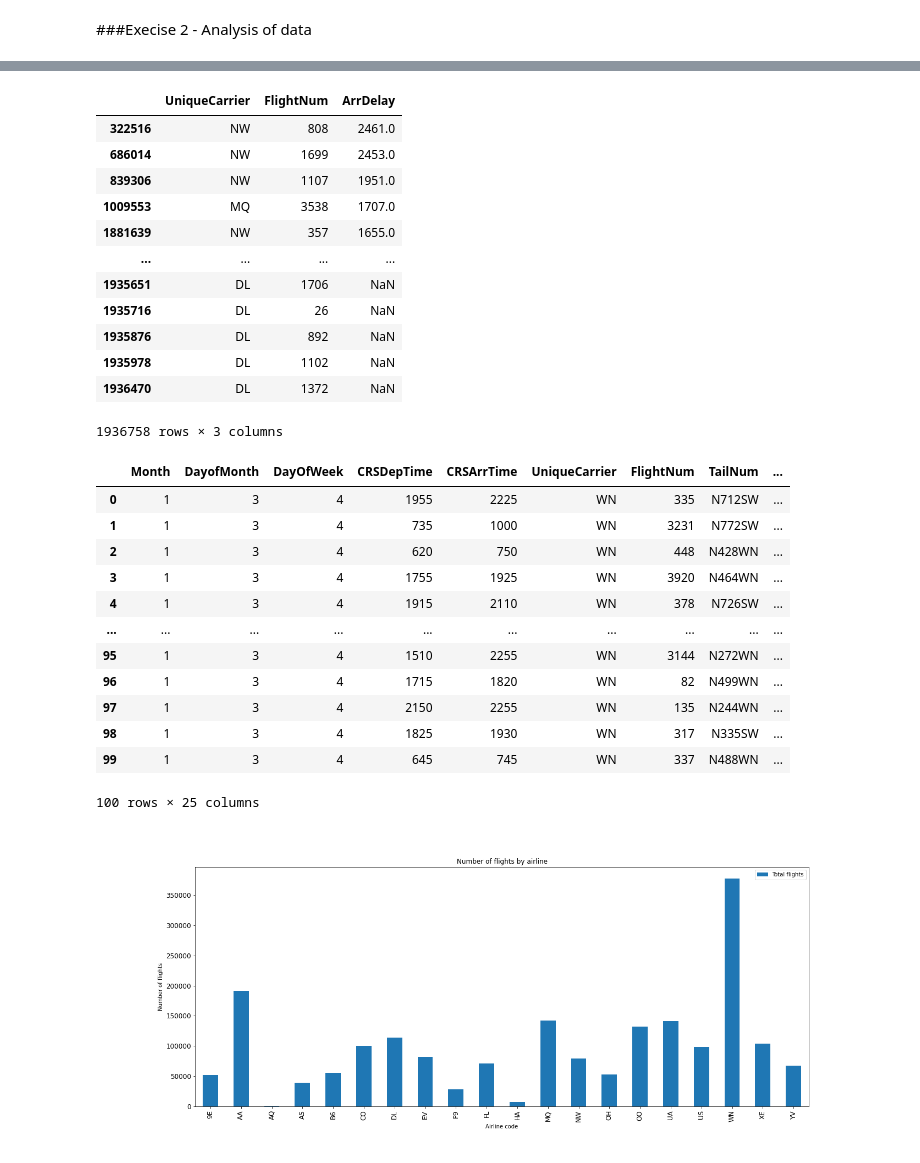
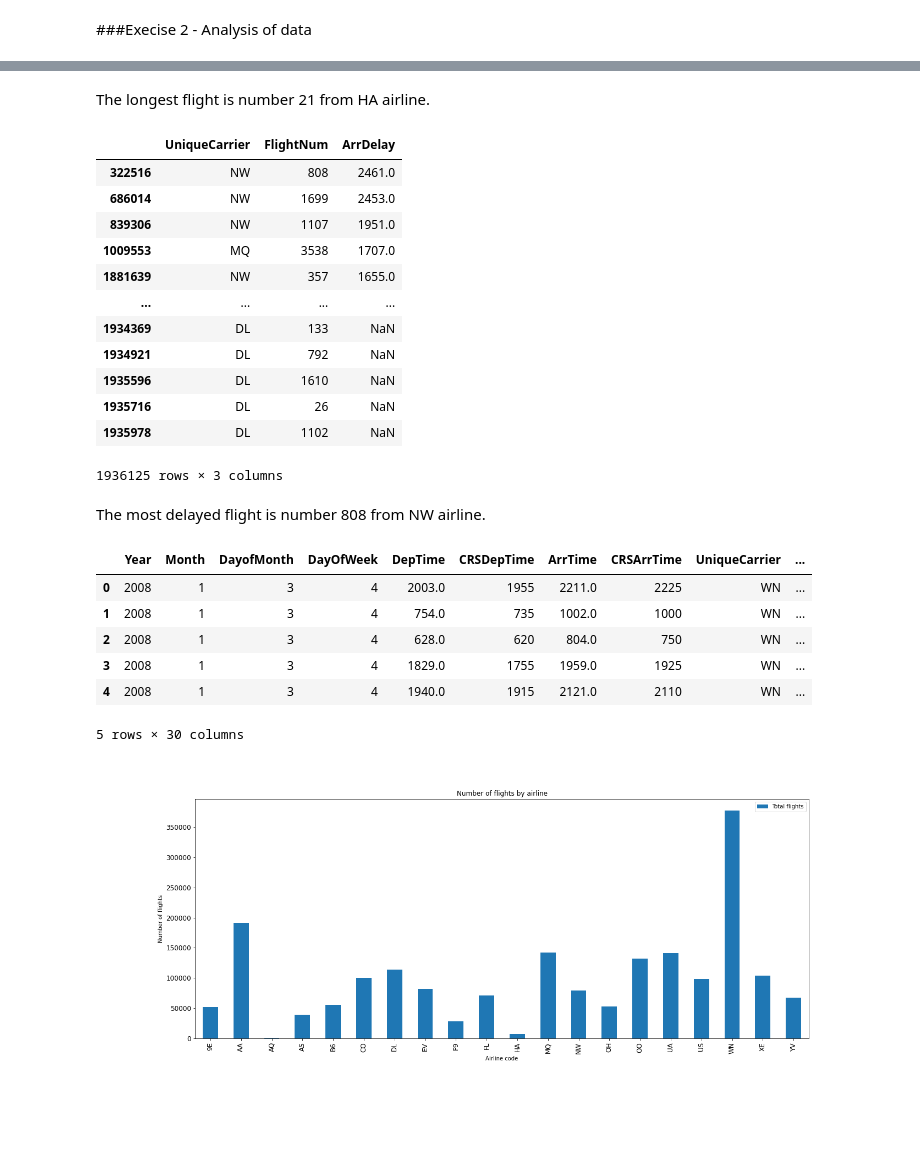
Before and after one commit to dominikapetru/estructures_dataframe, a Jupyter notebook: Sprint3_T05.ipynb, the cells around one changed output, grey strips where cells are left out. Drawn from its saved outputs; the diff is of its cells as text; code cells hidden in the pictures; blank space fills up the shorter version.

```diff
--- a/Sprint3_T05.ipynb
+++ b/Sprint3_T05.ipynb
@@ -55,0 +56,4 @@ my_df.shape
+# %%
+#Relationship between Cancelled and Adddelay - get a group of flights with Cancellation 0
+new_df = my_df.loc[my_df['Cancelled'] == 0]
+new_df[['ArrDelay','Cancelled']]
@@ -104,4 +99,5 @@ dtype: int64
 # %%
-#Creating new column
-my_df['HasDelay'] = np.where(my_df['ArrDelay'] >= 0, True, False)
+#Creating new column - has or no some delay
+modified_df = new_df.copy(deep=True)
+modified_df['HasDelay'] = np.where(modified_df['ArrDelay'] >= 0, True, False)
 # %%
@@ -180,7 +170,9 @@ sorted_df[['UniqueCarrier', 'FlightNum', 'AirTime']]
+# %% [markdown]
+The longest flight is number 21 from HA airline.
 # %%
 #The most delayed flights
-sorted_df = my_df.sort_values(['ArrDelay'], ascending=False)
-sorted_df[['UniqueCarrier', 'FlightNum', 'ArrDelay']]
+sorted3_df = modified_df.sort_values(by='ArrDelay',ascending=False)
+sorted3_df[['UniqueCarrier', 'FlightNum', 'ArrDelay']]
 # %% [output]
 |  | UniqueCarrier | FlightNum | ArrDelay |
 | 322516 | NW | 808 | 2461.0 |
@@ -189,29 +181,25 @@ sorted_df[['UniqueCarrier', 'FlightNum', 'ArrDelay']]
 | 1009553 | MQ | 3538 | 1707.0 |
 | 1881639 | NW | 357 | 1655.0 |
 | ... | ... | ... | ... |
-| 1935651 | DL | 1706 | NaN |
+| 1934369 | DL | 133 | NaN |
+| 1934921 | DL | 792 | NaN |
+| 1935596 | DL | 1610 | NaN |
 | 1935716 | DL | 26 | NaN |
-| 1935876 | DL | 892 | NaN |
 | 1935978 | DL | 1102 | NaN |
-| 1936470 | DL | 1372 | NaN |
-1936758 rows × 3 columns
+1936125 rows × 3 columns
+# %% [markdown]
+The most delayed flight is number 808 from NW airline.
 # %%
-export_df = my_df.head(100)#Export only 100 first rows to keep file small
-export_df
+export_df = modified_df.head(100)#Export only 100 first rows to keep file small
+export_df.head()
 # %% [output]
-|  | Month | DayofMonth | DayOfWeek | CRSDepTime | CRSArrTime | UniqueCarrier | FlightNum | TailNum | ... |
-| 0 | 1 | 3 | 4 | 1955 | 2225 | WN | 335 | N712SW | ... |
-| 1 | 1 | 3 | 4 | 735 | 1000 | WN | 3231 | N772SW | ... |
-| 2 | 1 | 3 | 4 | 620 | 750 | WN | 448 | N428WN | ... |
-| 3 | 1 | 3 | 4 | 1755 | 1925 | WN | 3920 | N464WN | ... |
-| 4 | 1 | 3 | 4 | 1915 | 2110 | WN | 378 | N726SW | ... |
-| ... | ... | ... | ... | ... | ... | ... | ... | ... | ... |
-| 95 | 1 | 3 | 4 | 1510 | 2255 | WN | 3144 | N272WN | ... |
-| 96 | 1 | 3 | 4 | 1715 | 1820 | WN | 82 | N499WN | ... |
-| 97 | 1 | 3 | 4 | 2150 | 2255 | WN | 135 | N244WN | ... |
-| 98 | 1 | 3 | 4 | 1825 | 1930 | WN | 317 | N335SW | ... |
-| 99 | 1 | 3 | 4 | 645 | 745 | WN | 337 | N488WN | ... |
+|  | Year | Month | DayofMonth | DayOfWeek | DepTime | CRSDepTime | ArrTime | CRSArrTime | UniqueCarrier | ... |
+| 0 | 2008 | 1 | 3 | 4 | 2003.0 | 1955 | 2211.0 | 2225 | WN | ... |
+| 1 | 2008 | 1 | 3 | 4 | 754.0 | 735 | 1002.0 | 1000 | WN | ... |
+| 2 | 2008 | 1 | 3 | 4 | 628.0 | 620 | 804.0 | 750 | WN | ... |
+| 3 | 2008 | 1 | 3 | 4 | 1829.0 | 1755 | 1959.0 | 1925 | WN | ... |
+| 4 | 2008 | 1 | 3 | 4 | 1940.0 | 1915 | 2121.0 | 2110 | WN | ... |
-100 rows × 25 columns
+5 rows × 30 columns
 # %%
 export_df.to_excel(r'newDataFrame.xlsx', sheet_name='Sheet1')
 # %%
```
Also changed, not shown: parts of 12 cells of this notebook, 1 other file.
